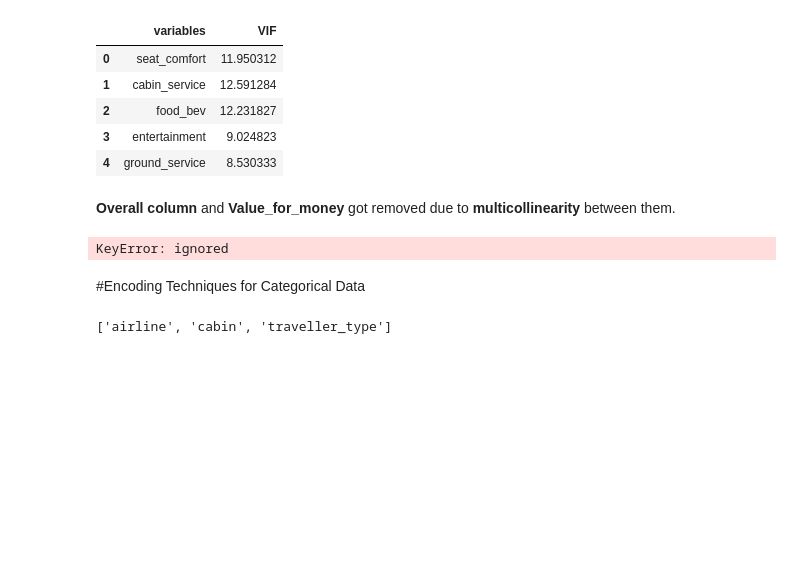
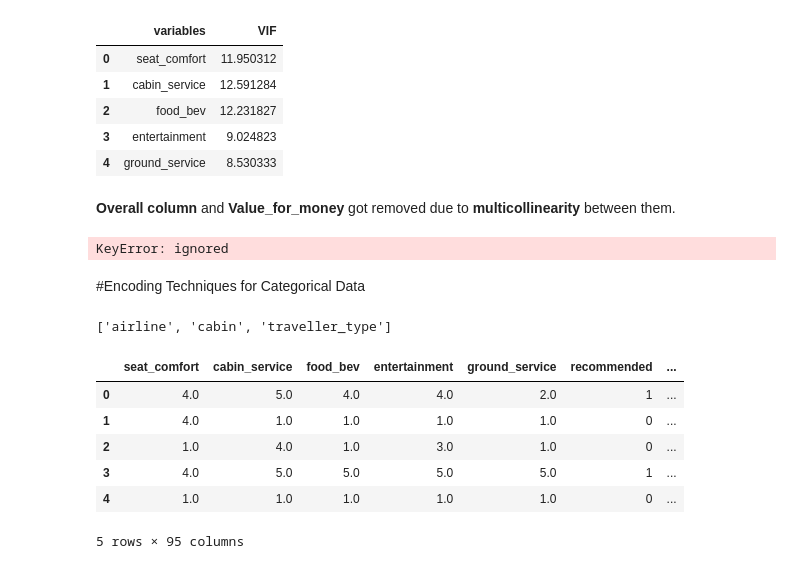
Before and after one commit to Zeeshan00789/Airline-Passenger-Referral-Prediction, a Jupyter notebook: Airline_Passenger_Referral_Prediction.ipynb, the cells around one changed output. Cells and saved outputs as stored; diff of their text form; code cells hidden in the pictures; blank space fills up the shorter version.

```diff
--- a/Airline_Passenger_Referral_Prediction.ipynb
+++ b/Airline_Passenger_Referral_Prediction.ipynb
@@ -633,3 +634,15 @@ categorical_columns =['airline','cabin','traveller_type']
 categorical_columns
 # %% [output]
 ['airline', 'cabin', 'traveller_type']
+# %%
+df2= pd.get_dummies(df,columns=categorical_columns , drop_first = False)
+# %%
+df2.head()
+# %% [output]
+|  | seat_comfort | cabin_service | food_bev | entertainment | ground_service | recommended | ... |
+| 0 | 4.0 | 5.0 | 4.0 | 4.0 | 2.0 | 1 | ... |
+| 1 | 4.0 | 1.0 | 1.0 | 1.0 | 1.0 | 0 | ... |
+| 2 | 1.0 | 4.0 | 1.0 | 3.0 | 1.0 | 0 | ... |
+| 3 | 4.0 | 5.0 | 5.0 | 5.0 | 5.0 | 1 | ... |
+| 4 | 1.0 | 1.0 | 1.0 | 1.0 | 1.0 | 0 | ... |
+5 rows × 95 columns
```
Also changed, not shown: parts of 7 cells of this notebook.
